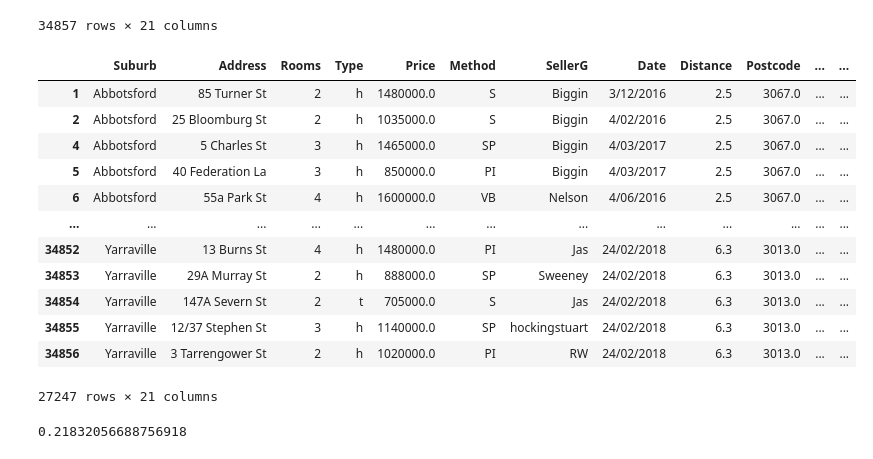
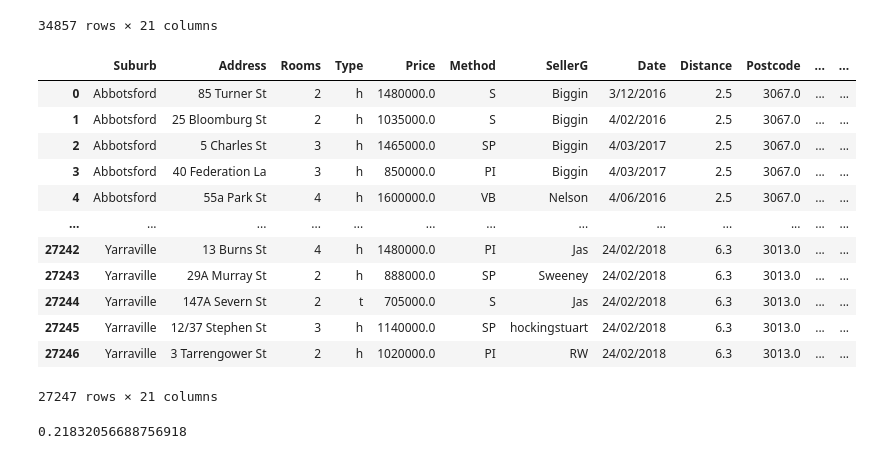
Before and after one commit to Frussen/ironhack_lab, a Jupyter notebook: Week 5 - MidTerm/eda_assessment/housing_dataset_eda.ipynb, the cells around one changed output. Drawn from its saved outputs; the diff is of its cells as text; code cells hidden in the pictures.

```diff
--- a/Week 5 - MidTerm/eda_assessment/housing_dataset_eda.ipynb
+++ b/Week 5 - MidTerm/eda_assessment/housing_dataset_eda.ipynb
@@ -25,21 +25,22 @@ df
 34857 rows × 21 columns
 # %%
 df.dropna(subset='Price', inplace=True)
+df.reset_index(drop=True, inplace=True)
 len2 = len(df)
 df
 # len(df['Price'].dropna())
 # %% [output]
 |  | Suburb | Address | Rooms | Type | Price | Method | SellerG | Date | Distance | Postcode | ... | ... |
-| 1 | Abbotsford | 85 Turner St | 2 | h | 1480000.0 | S | Biggin | 3/12/2016 | 2.5 | 3067.0 | ... | ... |
-| 2 | Abbotsford | 25 Bloomburg St | 2 | h | 1035000.0 | S | Biggin | 4/02/2016 | 2.5 | 3067.0 | ... | ... |
-| 4 | Abbotsford | 5 Charles St | 3 | h | 1465000.0 | SP | Biggin | 4/03/2017 | 2.5 | 3067.0 | ... | ... |
-| 5 | Abbotsford | 40 Federation La | 3 | h | 850000.0 | PI | Biggin | 4/03/2017 | 2.5 | 3067.0 | ... | ... |
-| 6 | Abbotsford | 55a Park St | 4 | h | 1600000.0 | VB | Nelson | 4/06/2016 | 2.5 | 3067.0 | ... | ... |
+| 0 | Abbotsford | 85 Turner St | 2 | h | 1480000.0 | S | Biggin | 3/12/2016 | 2.5 | 3067.0 | ... | ... |
+| 1 | Abbotsford | 25 Bloomburg St | 2 | h | 1035000.0 | S | Biggin | 4/02/2016 | 2.5 | 3067.0 | ... | ... |
+| 2 | Abbotsford | 5 Charles St | 3 | h | 1465000.0 | SP | Biggin | 4/03/2017 | 2.5 | 3067.0 | ... | ... |
+| 3 | Abbotsford | 40 Federation La | 3 | h | 850000.0 | PI | Biggin | 4/03/2017 | 2.5 | 3067.0 | ... | ... |
+| 4 | Abbotsford | 55a Park St | 4 | h | 1600000.0 | VB | Nelson | 4/06/2016 | 2.5 | 3067.0 | ... | ... |
 | ... | ... | ... | ... | ... | ... | ... | ... | ... | ... | ... | ... | ... |
-| 34852 | Yarraville | 13 Burns St | 4 | h | 1480000.0 | PI | Jas | 24/02/2018 | 6.3 | 3013.0 | ... | ... |
-| 34853 | Yarraville | 29A Murray St | 2 | h | 888000.0 | SP | Sweeney | 24/02/2018 | 6.3 | 3013.0 | ... | ... |
-| 34854 | Yarraville | 147A Severn St | 2 | t | 705000.0 | S | Jas | 24/02/2018 | 6.3 | 3013.0 | ... | ... |
-| 34855 | Yarraville | 12/37 Stephen St | 3 | h | 1140000.0 | SP | hockingstuart | 24/02/2018 | 6.3 | 3013.0 | ... | ... |
-| 34856 | Yarraville | 3 Tarrengower St | 2 | h | 1020000.0 | PI | RW | 24/02/2018 | 6.3 | 3013.0 | ... | ... |
+| 27242 | Yarraville | 13 Burns St | 4 | h | 1480000.0 | PI | Jas | 24/02/2018 | 6.3 | 3013.0 | ... | ... |
+| 27243 | Yarraville | 29A Murray St | 2 | h | 888000.0 | SP | Sweeney | 24/02/2018 | 6.3 | 3013.0 | ... | ... |
+| 27244 | Yarraville | 147A Severn St | 2 | t | 705000.0 | S | Jas | 24/02/2018 | 6.3 | 3013.0 | ... | ... |
+| 27245 | Yarraville | 12/37 Stephen St | 3 | h | 1140000.0 | SP | hockingstuart | 24/02/2018 | 6.3 | 3013.0 | ... | ... |
+| 27246 | Yarraville | 3 Tarrengower St | 2 | h | 1020000.0 | PI | RW | 24/02/2018 | 6.3 | 3013.0 | ... | ... |
 27247 rows × 21 columns
 # %%
```
Also changed, not shown: parts of 8 cells of this notebook, 21 other files.
